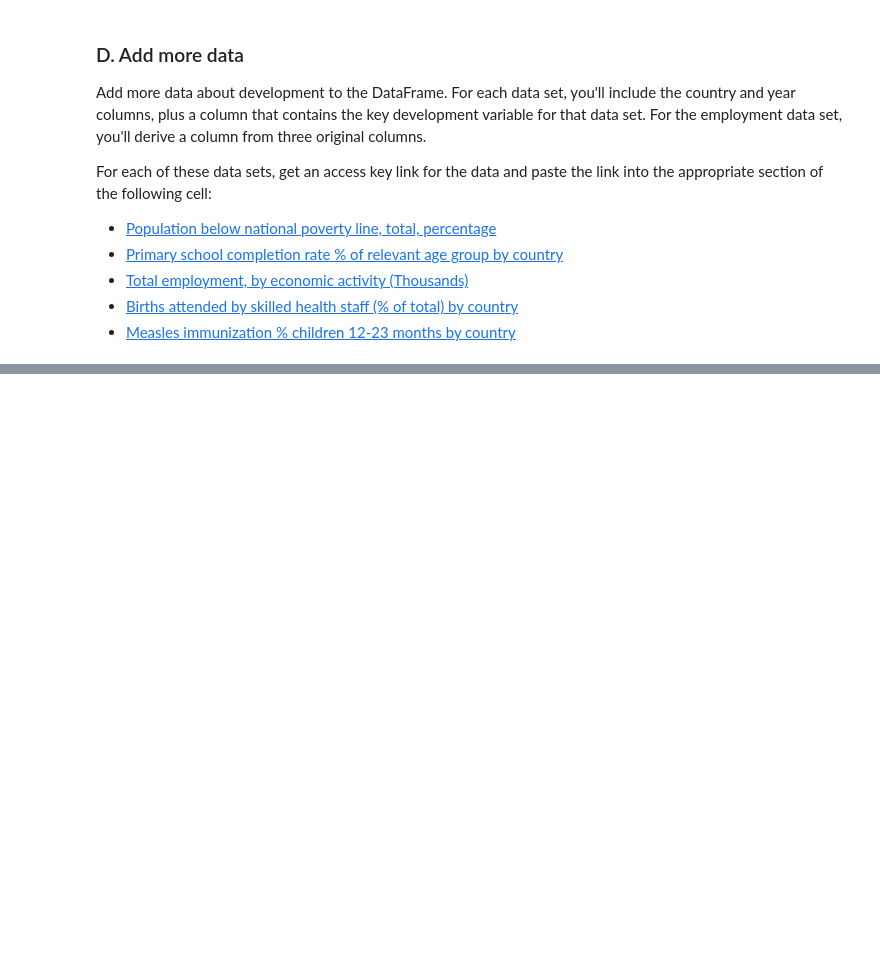
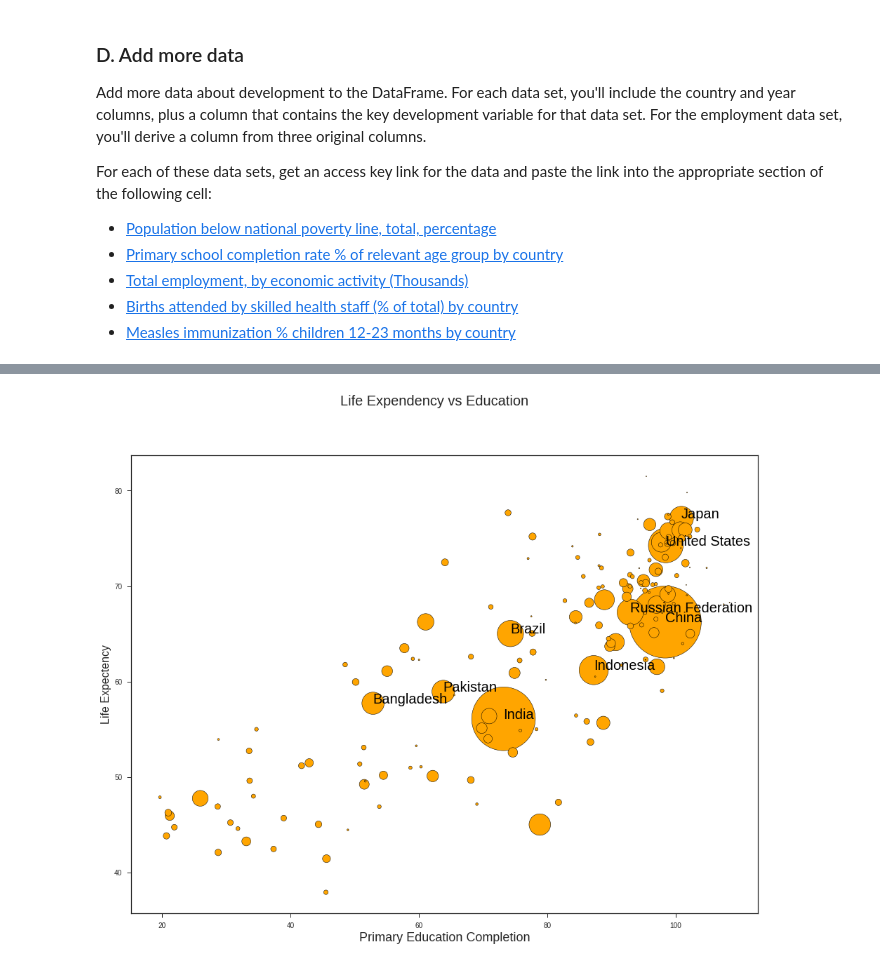
Before and after one commit to JustinTTL/Playing-with-Pandas, a Jupyter notebook: Analyze open data sets with pandas DataFrames.ipynb, the cells around one changed output, grey strips where cells are left out. Saved outputs shown, nothing was run; the diff lists cells and outputs as text; code cells hidden in the pictures; blank space fills up the shorter version.

```diff
--- a/Analyze open data sets with pandas DataFrames.ipynb
+++ b/Analyze open data sets with pandas DataFrames.ipynb
@@ -480,5 +512,6 @@ for data in merge_lists:
 # %%
+df2 = df.copy()
 for data in merge_lists:
-    df = pd.merge(df, data, how='left', sort=True, on=['country','year'])
+    df2 = df2.merge(data, how='left', sort=True, on=['country','year'])
 
-df.info()
+df2[100:110]
@@ -485,3 +540,3 @@ df.info()
 # %%
-avg_df = df.groupby('country').mean().sort_values("population",ascending = False)
+avg_df = df2.groupby('country').mean().sort_values("population",ascending = False)
 avg_df.head()
@@ -573,0 +591,24 @@ scatter_matrix(dfgroup,figsize=(12, 12), diagonal='kde');
+# %%
+# Plott Scater
+matplotlib.style.use('seaborn-ticks')
+fig, ax = plt.subplots()
+
+avg_df_trim.plot.scatter(x='school', y='life', s=avg_df['population']*0.00001,
+                         grid = None, color = "orange",
+                         figsize=(16,12), edgecolors='black', lw= .5, ax=ax)
+
+
+# Annotating Top Population
+label_threshold = avg_df_trim["population"].quantile(0.95)
+for i, txt in enumerate(avg_df_trim.index):
+    if avg_df_trim.loc[txt].population > label_threshold:
+        ax.annotate(txt, (avg_df_trim.school[i],avg_df_trim.life[i]), size = 20, color = "Black")
+
+plt.grid(False)
+plt.suptitle('Life Expendency vs Education', fontsize=20)
+plt.xlabel('Primary Education Completion', fontsize=18)
+plt.ylabel('Life Expectency', fontsize=16)
+
+plt.show()
+# %% [output]
+[figure, added]
```
Also changed, not shown: parts of 23 cells of this notebook.
